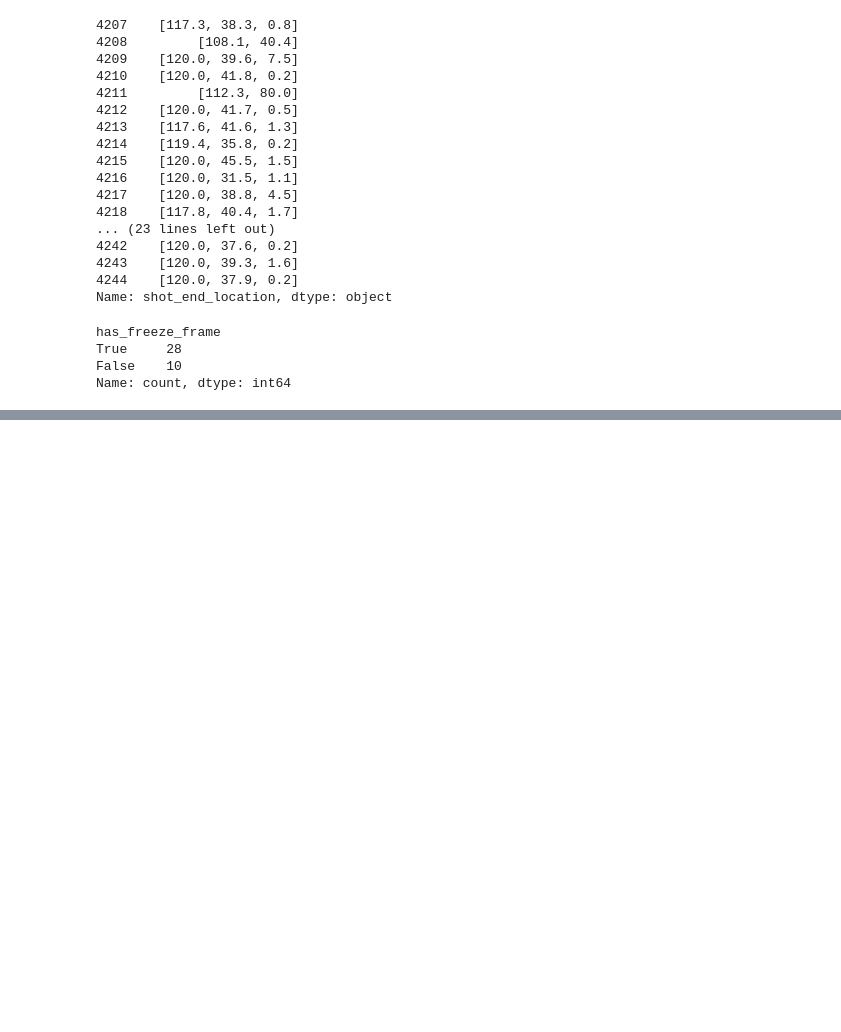
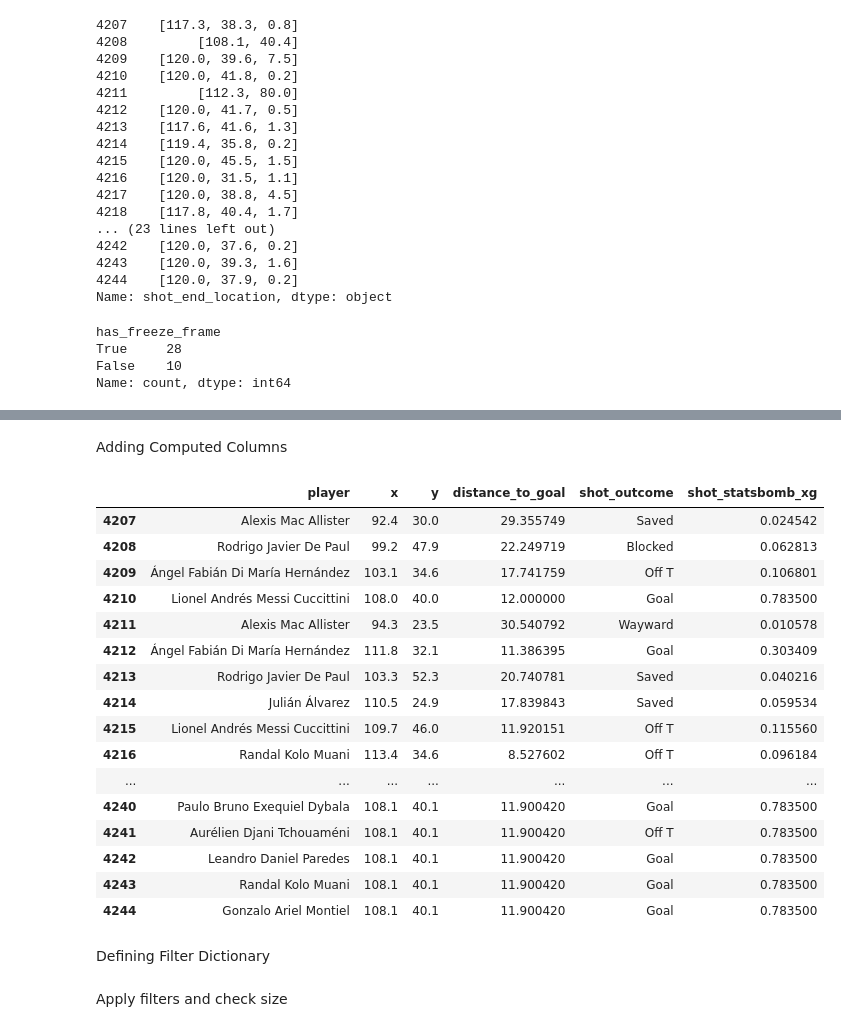
Before and after one commit to chidianagu/xg-model, a Jupyter notebook: notebooks/01_data_exploration.ipynb, the cells around one changed output, grey strips where cells are left out. Cells and saved outputs as stored; diff of their text form; code cells hidden in the pictures; blank space fills up the shorter version.

```diff
--- a/notebooks/01_data_exploration.ipynb
+++ b/notebooks/01_data_exploration.ipynb
@@ -233,0 +231,32 @@ plt.show()
+# %% [markdown]
+Adding Computed Columns
+# %%
+# Add useful computed columns to the shots dataframe
+
+shots['x'] = shots['location'].apply(lambda l: l[0])
+shots['y'] = shots['location'].apply(lambda l: l[1])
+shots['distance_to_goal'] = np.sqrt(
+    (120 - shots['x'])**2 + (40 - shots['y'])**2
+)
+
+shots[['player', 'x', 'y', 'distance_to_goal', 'shot_outcome', 'shot_statsbomb_xg']]
+# %% [output]
+|  | player | x | y | distance_to_goal | shot_outcome | shot_statsbomb_xg |
+| 4207 | Alexis Mac Allister | 92.4 | 30.0 | 29.355749 | Saved | 0.024542 |
+| 4208 | Rodrigo Javier De Paul | 99.2 | 47.9 | 22.249719 | Blocked | 0.062813 |
+| 4209 | Ángel Fabián Di María Hernández | 103.1 | 34.6 | 17.741759 | Off T | 0.106801 |
+| 4210 | Lionel Andrés Messi Cuccittini | 108.0 | 40.0 | 12.000000 | Goal | 0.783500 |
+| 4211 | Alexis Mac Allister | 94.3 | 23.5 | 30.540792 | Wayward | 0.010578 |
+| 4212 | Ángel Fabián Di María Hernández | 111.8 | 32.1 | 11.386395 | Goal | 0.303409 |
+| 4213 | Rodrigo Javier De Paul | 103.3 | 52.3 | 20.740781 | Saved | 0.040216 |
+| 4214 | Julián Álvarez | 110.5 | 24.9 | 17.839843 | Saved | 0.059534 |
+| 4215 | Lionel Andrés Messi Cuccittini | 109.7 | 46.0 | 11.920151 | Off T | 0.115560 |
+| 4216 | Randal Kolo Muani | 113.4 | 34.6 | 8.527602 | Off T | 0.096184 |
+| ... | ... | ... | ... | ... | ... | ... |
+| 4240 | Paulo Bruno Exequiel Dybala | 108.1 | 40.1 | 11.900420 | Goal | 0.783500 |
+| 4241 | Aurélien Djani Tchouaméni | 108.1 | 40.1 | 11.900420 | Off T | 0.783500 |
+| 4242 | Leandro Daniel Paredes | 108.1 | 40.1 | 11.900420 | Goal | 0.783500 |
+| 4243 | Randal Kolo Muani | 108.1 | 40.1 | 11.900420 | Goal | 0.783500 |
+| 4244 | Gonzalo Ariel Montiel | 108.1 | 40.1 | 11.900420 | Goal | 0.783500 |
+# %% [markdown]
+Defining Filter Dictionary
@@ -233,0 +278,2 @@ plt.show()
+# %% [markdown]
+Apply filters and check size
```
Also changed, not shown: parts of 7 cells of this notebook, 1 other file.
